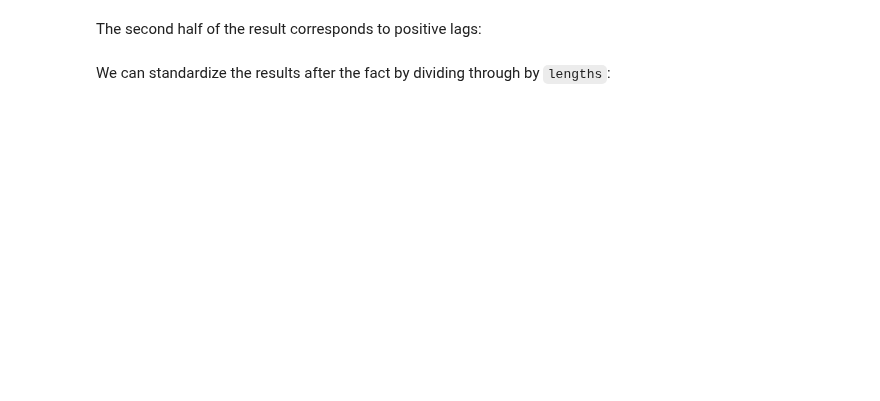
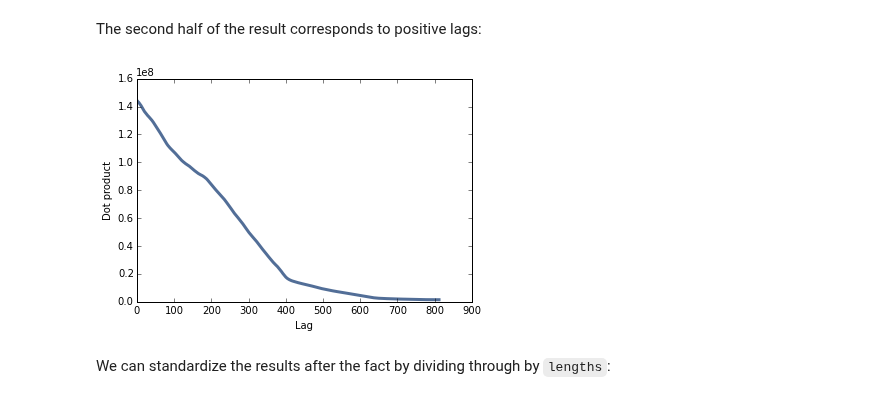
Before and after one commit to AllenDowney/ThinkDSP, a Jupyter notebook: code/chap05soln.ipynb, the cells around one changed output. Saved outputs shown, nothing was run; the diff lists cells and outputs as text; code cells hidden in the pictures; blank space fills up the shorter version.

```diff
--- a/code/chap05soln.ipynb
+++ b/code/chap05soln.ipynb
@@ -55,9 +64,11 @@ The second half of the result corresponds to positive lags:
 # %%
 N = len(corrs2)
 half = corrs2[N//2:]
 thinkplot.plot(half)
-thinkplot.config(xlabel='lag',
-                 ylabel='dot product')
+thinkplot.config(xlabel='Lag',
+                 ylabel='Dot product')
+# %% [output]
+[figure, added]
 # %% [markdown]
 We can standardize the results after the fact by dividing through by `lengths`:
 # %%
```
Also changed, not shown: parts of 15 cells of this notebook.
